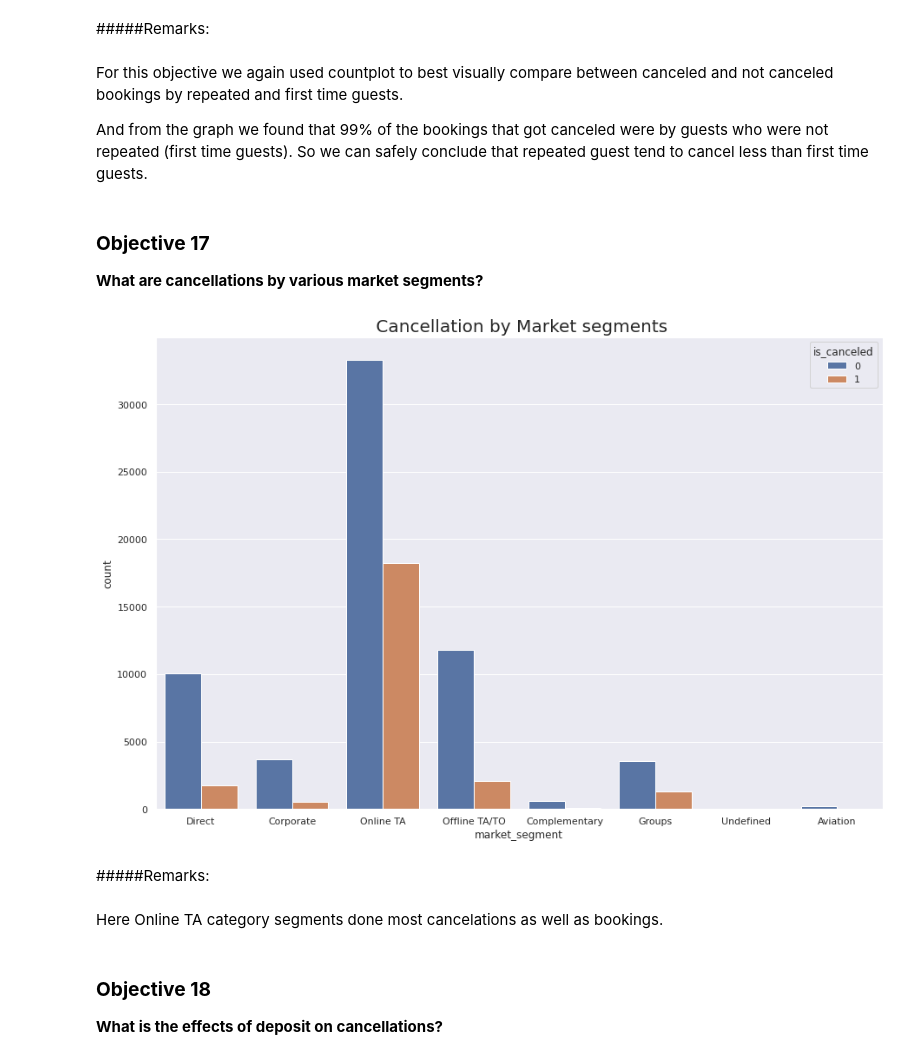
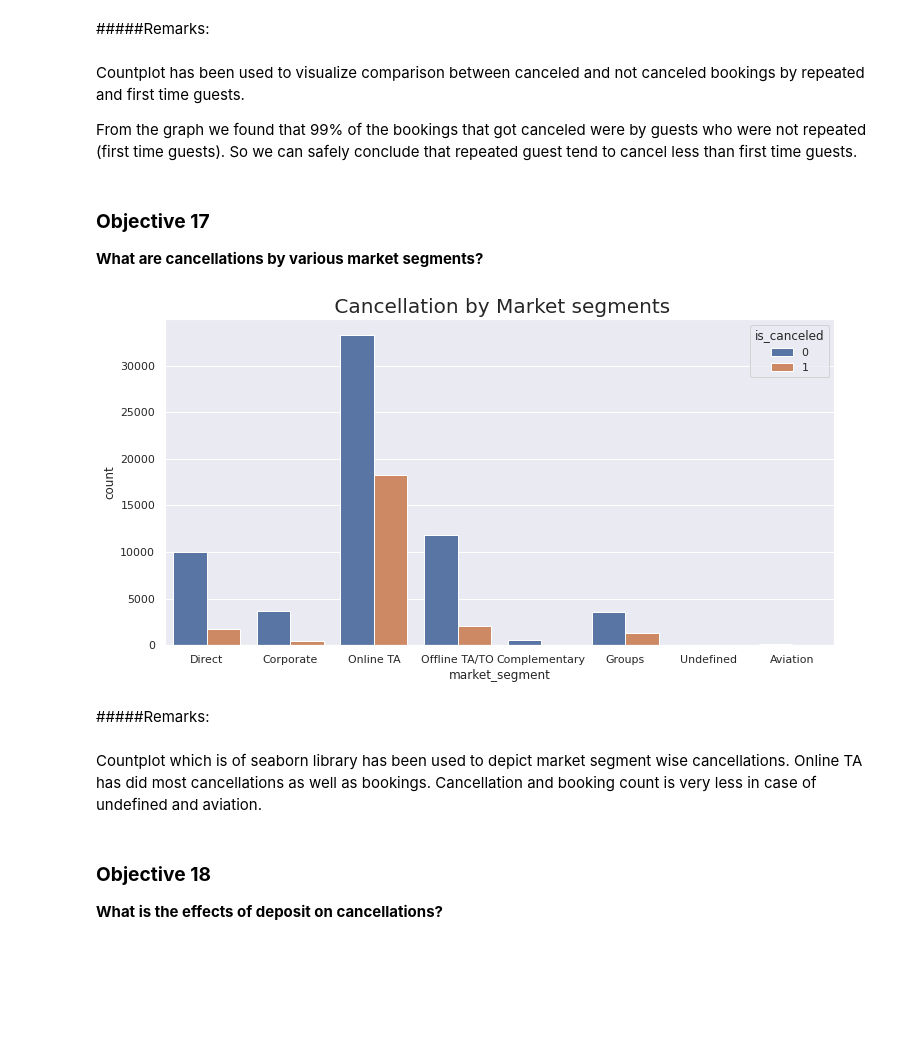
Before and after one commit to saurabhgv/Hotel-Booking-Analysis--EDA, a Jupyter notebook: EDA_Capstone_Project_(Group)_Hotel_Booking_Analysis.ipynb, the cells around one changed output. Drawn from its saved outputs; the diff is of its cells as text; code cells hidden in the pictures; blank space fills up the shorter version.

```diff
--- a/EDA_Capstone_Project_(Group)_Hotel_Booking_Analysis.ipynb
+++ b/EDA_Capstone_Project_(Group)_Hotel_Booking_Analysis.ipynb
@@ -947,24 +953,24 @@ barPerc(copy_df,'is_canceled',ax)
 # %% [markdown]
 #####Remarks:
 # %% [markdown]
-For this objective we again used countplot to best visually compare between canceled and not canceled bookings by repeated and first time guests.
+Countplot has been used to visualize comparison between canceled and not canceled bookings by repeated and first time guests.
 
-And from the graph we found that 99% of the bookings that got canceled were by guests who were not repeated (first time guests). So we can safely conclude that repeated guest tend to cancel less than first time guests.
+From the graph we found that 99% of the bookings that got canceled were by guests who were not repeated (first time guests). So we can safely conclude that repeated guest tend to cancel less than first time guests.
 # %% [markdown]
 ### **Objective 17**
 **What are cancellations by various market segments?**
 # %%
 #Market Segments by Cancellation----------s
-plt.figure(figsize = (15,10))
+plt.figure(figsize = (12,6))
 sns.set(style = "darkgrid")
 plt.title(" Cancellation by Market segments", fontdict = {'fontsize':20})
 ax = sns.countplot(x = "market_segment", hue = 'is_canceled', data = copy_df)
 # %% [output]
-[figure, old version]
+[figure, new version]
 # %% [markdown]
 #####Remarks:
-# %% [markdown]
-Here Online TA category segments done most cancelations as well as bookings.
+# %% [markdown]
+Countplot which is of seaborn library has been used to depict market segment wise cancellations. Online TA has did most cancellations as well as bookings. Cancellation and booking count is very less in case of undefined and aviation.
 # %% [markdown]
 ### **Objective 18**
 **What is the effects of deposit on cancellations?**
```
Also changed, not shown: parts of 53 cells of this notebook.
